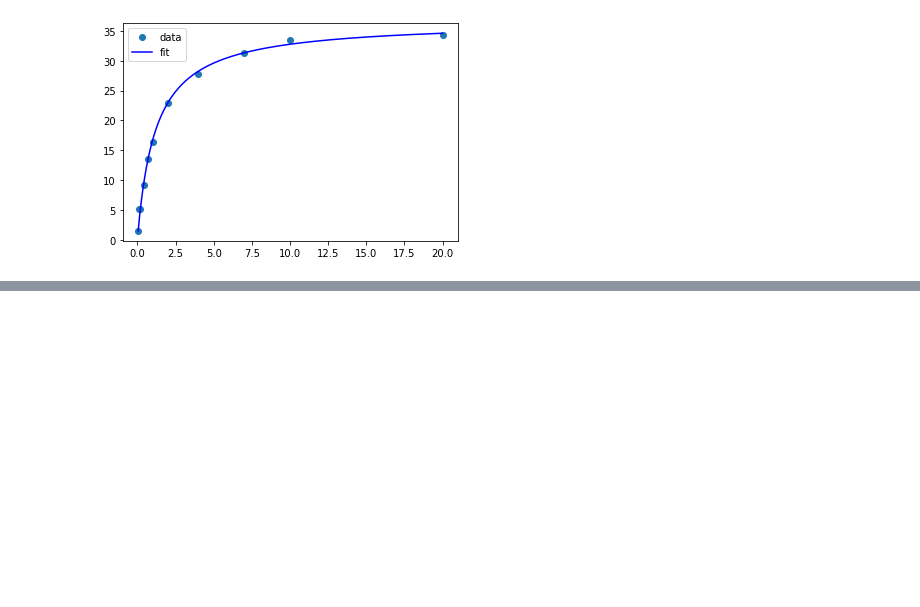
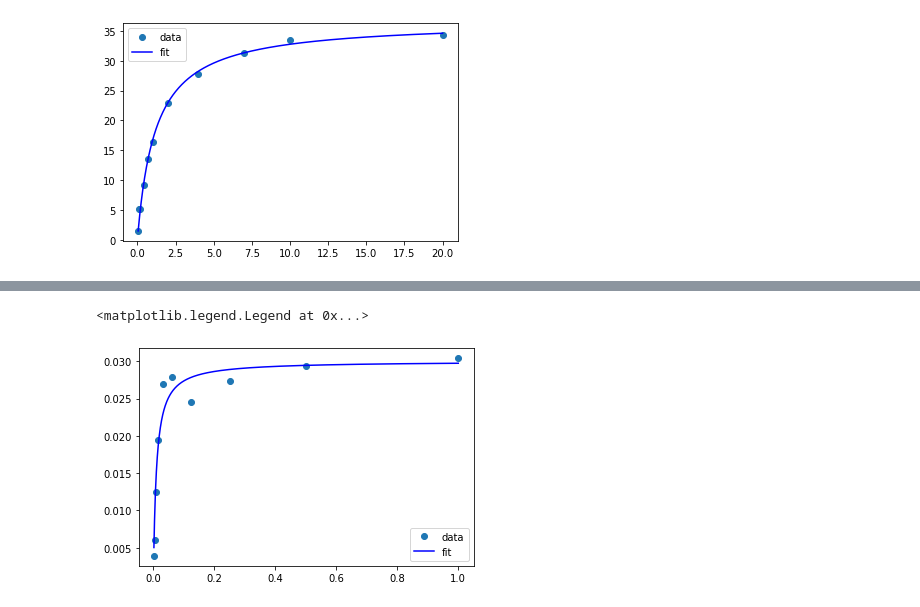
Before and after one commit to MolSSI-Education/python-scripting-biochemistry, a Jupyter notebook: biochemist-python/chapters/Non-Linear Regression Part 2.ipynb, the cells around one changed output, grey strips where cells are left out. Drawn from its saved outputs; the diff is of its cells as text; code cells hidden in the pictures; blank space fills up the shorter version.

```diff
--- a/biochemist-python/chapters/Non-Linear Regression Part 2.ipynb
+++ b/biochemist-python/chapters/Non-Linear Regression Part 2.ipynb
@@ -218,0 +235,9 @@ print(fit_x)
+# %%
+smooth_x = np.linspace(np.min(c_xdata), np.max(c_xdata), 1000)
+fit_y = MM(c_xdata, Vmax, Km)
+plt.plot(c_xdata, c_ydata, 'o', label='data')
+plt.plot(smooth_x, MM(smooth_x, Vmax, Km), 'b', label = 'fit')
+plt.legend()
+# %% [output]
+<matplotlib.legend.Legend at 0x...>
+[figure, added]
```
Also changed, not shown: parts of 7 cells of this notebook.
